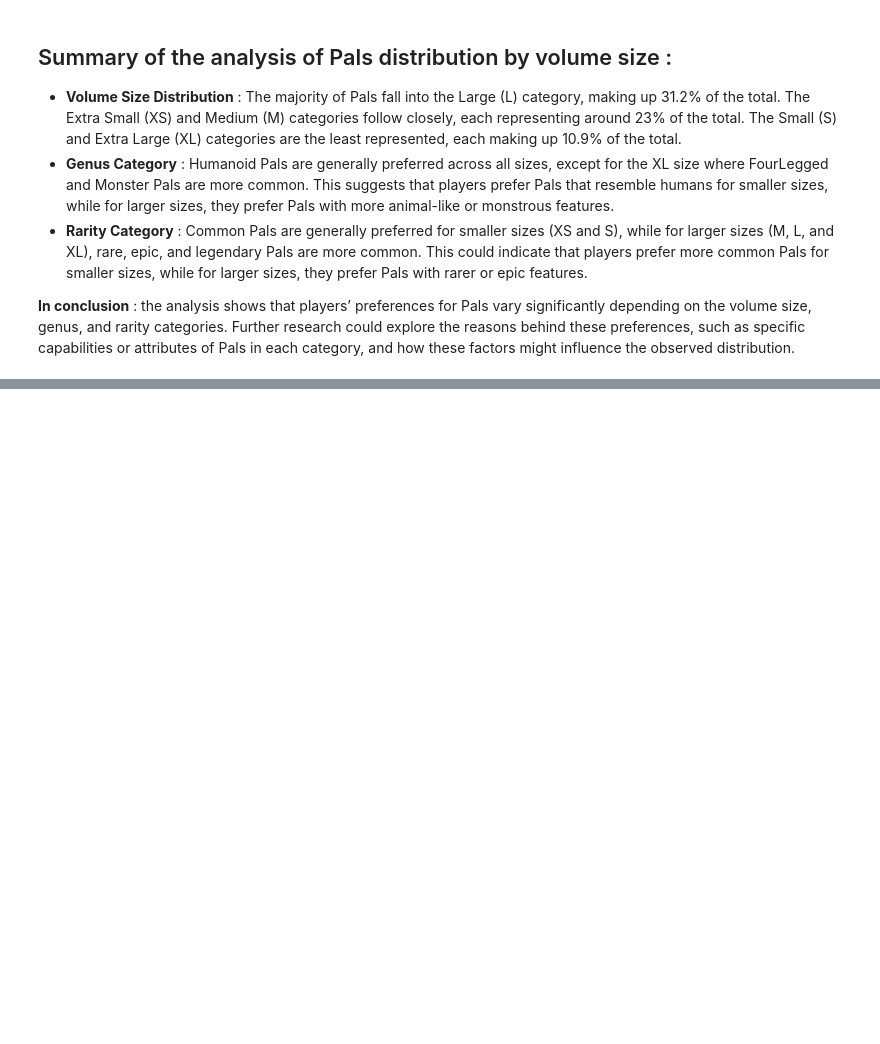
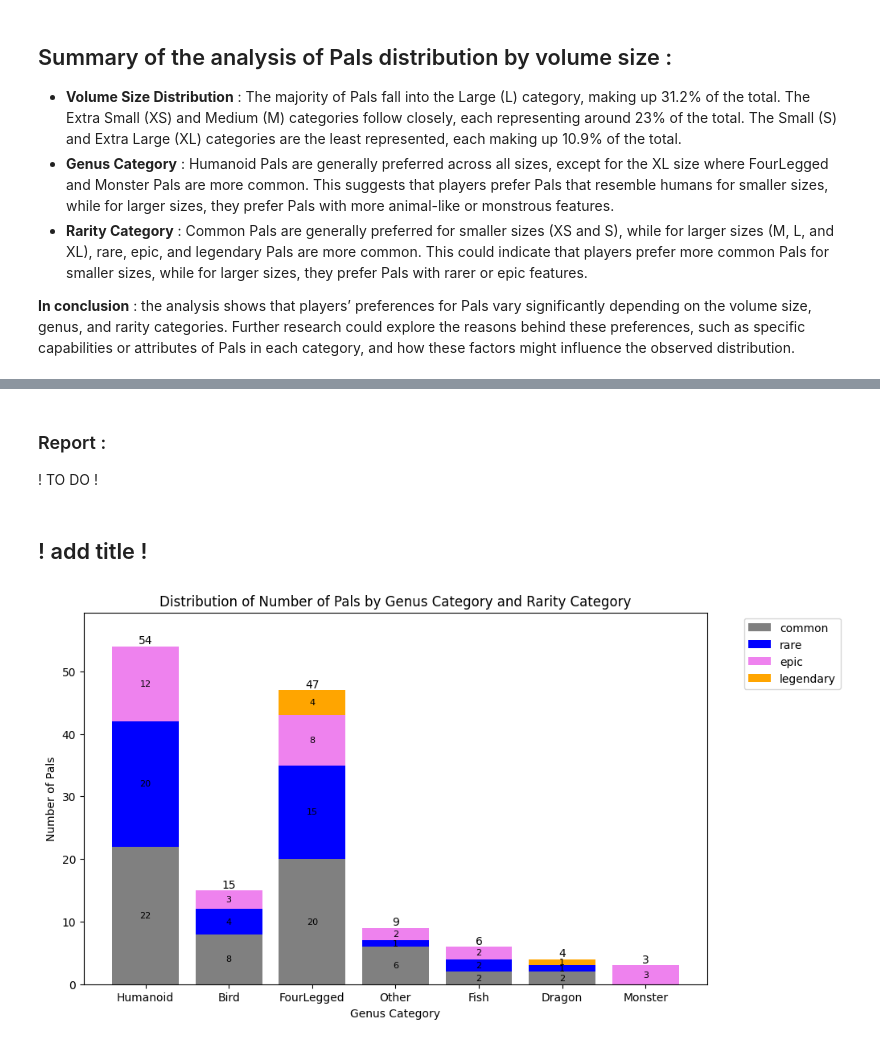
Before and after one commit to christian-aucane/pals-analysis, a Jupyter notebook: analysis.ipynb, the cells around one changed output, grey strips where cells are left out. Saved outputs shown, nothing was run; the diff lists cells and outputs as text; code cells hidden in the pictures; blank space fills up the shorter version.

```diff
--- a/analysis.ipynb
+++ b/analysis.ipynb
@@ -272,0 +313,76 @@ volume_size_distribution_rarity_bar()
+# %% [markdown]
+### Report :
+! TO DO !
+# %% [markdown]
+## ! add title !
+# %%
+# Function to plot the distribution of pals genius category by if theyr are common, rare, epic or legendary
+def genus_category_distribution_rarity_bar():
+    # Importing the dataset
+    volume_dataset = import_data()
+
+    # Extracting genus_category and rarity from the dataset
+    genus_category = [row[1] for row in volume_dataset]  # assuming genus_category is in row[1]
+    rarity = [row[2] for row in volume_dataset]  # assuming rarity is in row[2]
+
+    # Convert rarity numbers to categories
+    rarity_categories = []
+    for r in rarity:
+        if 1 <= r <= 4:
+            rarity_categories.append('common')
+        elif 5 <= r <= 7:
+            rarity_categories.append('rare')
+        elif 8 <= r <= 10:
+            rarity_categories.append('epic')
+        else:  # r > 10
+            rarity_categories.append('legendary')
+
+    # Creating a dictionary to count the frequency of each genus category for each rarity category
+    genus_category_freq = {}
+    for i in range(len(genus_category)):
+        category = genus_category[i]
+        rarity_category = rarity_categories[i]
+        if category not in genus_category_freq:
+            genus_category_freq[category] = {}
+        if rarity_category in genus_category_freq[category]:
+            genus_category_freq[category][rarity_category] += 1
+        else:
+            genus_category_freq[category][rarity_category] = 1
+
+    # Defining color gradient for rarity category
+    colors = {'common': 'gray', 'rare': 'blue', 'epic': 'violet', 'legendary': 'orange'}
+
+    # Ordering the categories and rarity categories in the desired order
+    categories_order = ['Humanoid', 'Bird', 'FourLegged', 'Other', 'Fish', 'Dragon', 'Monster']
+    rarity_order = ['common', 'rare', 'epic', 'legendary']
+
+    # Plotting the chart
+    fig, ax = plt.subplots(figsize=(10, 6))  # Increase the size of the figure
+    bottom = np.zeros(len(categories_order))
+    for rarity_category in rarity_order:
+        values = [genus_category_freq[category].get(rarity_category, 0) for category in categories_order]
+        bars = ax.bar(categories_order, values, bottom=bottom, color=colors[rarity_category])
+        bottom += values
+
+        # Adding the text inside the bars
+        for bar, value in zip(bars, values):
+            height = bar.get_height()
+            if height != 0:
+                ax.text(bar.get_x() + bar.get_width() / 2, bar.get_y() + height / 2, str(value), ha='center', va='center', color='black', fontsize=8)
+
+    # Adding the total number of pals above each bar
+    for i, total in enumerate(bottom):
+        ax.text(categories_order[i], total, str(int(total)), ha='center', va='bottom', color='black', fontsize=10)
+
+    ax.set_xlabel('Genus Category')
+    ax.set_ylabel('Number of Pals')
+    ax.set_title('Distribution of Number of Pals by Genus Category and Rarity Category')
+    ax.legend(rarity_order, bbox_to_anchor=(1.05, 1), loc='upper left')  # Move the legend to the right side of the plot
+    ax.set_ylim(0, max(bottom)*1.1)  # Increase the maximum y-value by 10%
+
+    plt.show()
+
+# Calling the functions
+genus_category_distribution_rarity_bar()
+# %% [output]
+[figure, added]
```
Also changed, not shown: parts of 9 cells of this notebook.
